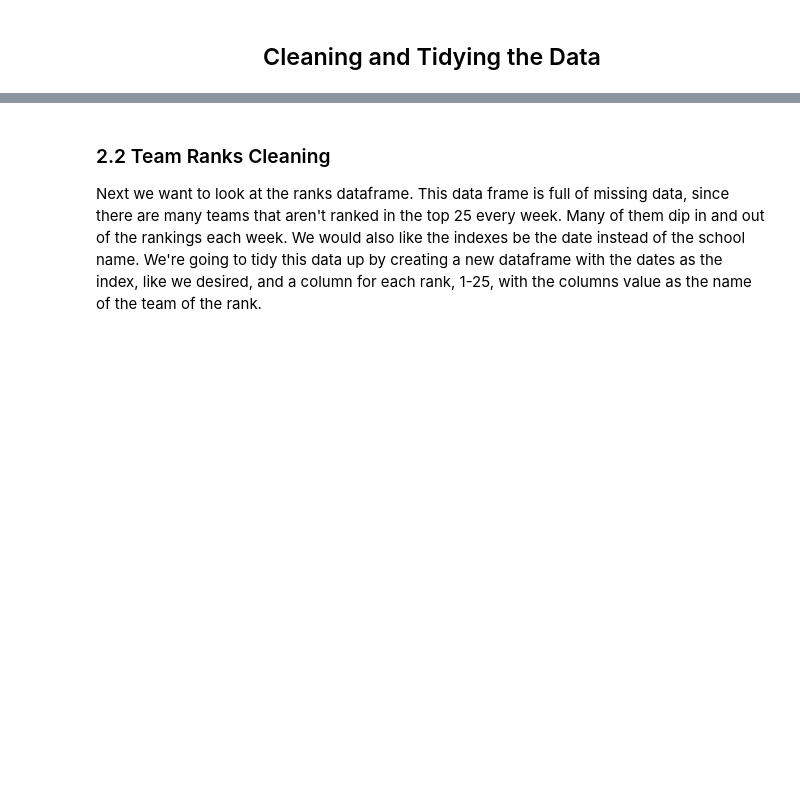
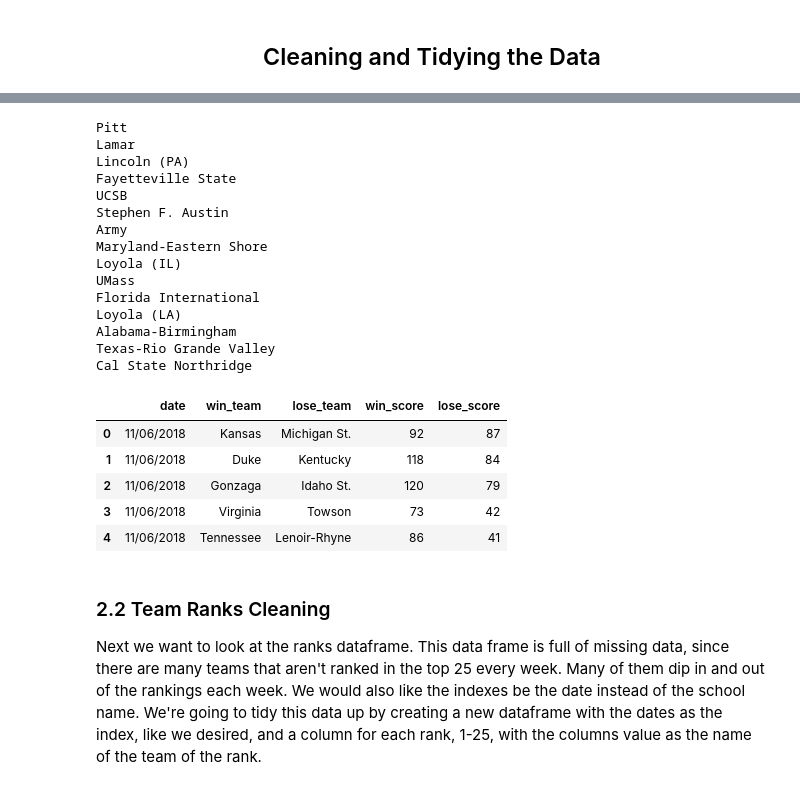
Before and after one commit to cnalty/final320project, a Jupyter notebook: main2 (1).ipynb, the cells around one changed output, grey strips where cells are left out. Cells and saved outputs as stored; diff of their text form; code cells hidden in the pictures; blank space fills up the shorter version.

```diff
--- a/main2 (1).ipynb
+++ b/main2 (1).ipynb
@@ -213,3 +218,52 @@ box_scores.head()
+# %%
+import difflib
+import json
+matches = {}
+
+for name in set(box_scores['win_team'].tolist()):
+    if name not in dfs['04/08/2019']['Name'].tolist():
+        closests = difflib.get_close_matches(name, dfs['04/08/2019']['Name'])
+        if len(closests) == 0:
+            print(name)
+        else:
+            matches[closests[0]] = name
+
+js = json.dumps(matches)
+with open("matches", 'w+') as f:
+    f.write(js)
+
+with open("matches.json", 'r') as j:
+    matches = json.load(j)
+
+matches_rev = {}
+for k, v in matches.items():
+    matches_rev[v] = k
+
+scores = box_scores.replace(matches_rev)
+
+scores.head()
+# %% [output]
+Pitt
+Lamar
+Lincoln (PA)
+Fayetteville State
+UCSB
+Stephen F. Austin
+Army
+Maryland-Eastern Shore
+Loyola (IL)
+UMass
+Florida International
+Loyola (LA)
+Alabama-Birmingham
+Texas-Rio Grande Valley
+Cal State Northridge
+|  | date | win_team | lose_team | win_score | lose_score |
+| 0 | 11/06/2018 | Kansas | Michigan St. | 92 | 87 |
+| 1 | 11/06/2018 | Duke | Kentucky | 118 | 84 |
+| 2 | 11/06/2018 | Gonzaga | Idaho St. | 120 | 79 |
+| 3 | 11/06/2018 | Virginia | Towson | 73 | 42 |
+| 4 | 11/06/2018 | Tennessee | Lenoir-Rhyne | 86 | 41 |
 # %% [markdown]
 ### <a id="Team Ranks Cleaning">2.2 Team Ranks Cleaning</a>
 
```
Also changed, not shown: parts of 9 cells of this notebook, 1 other file.
